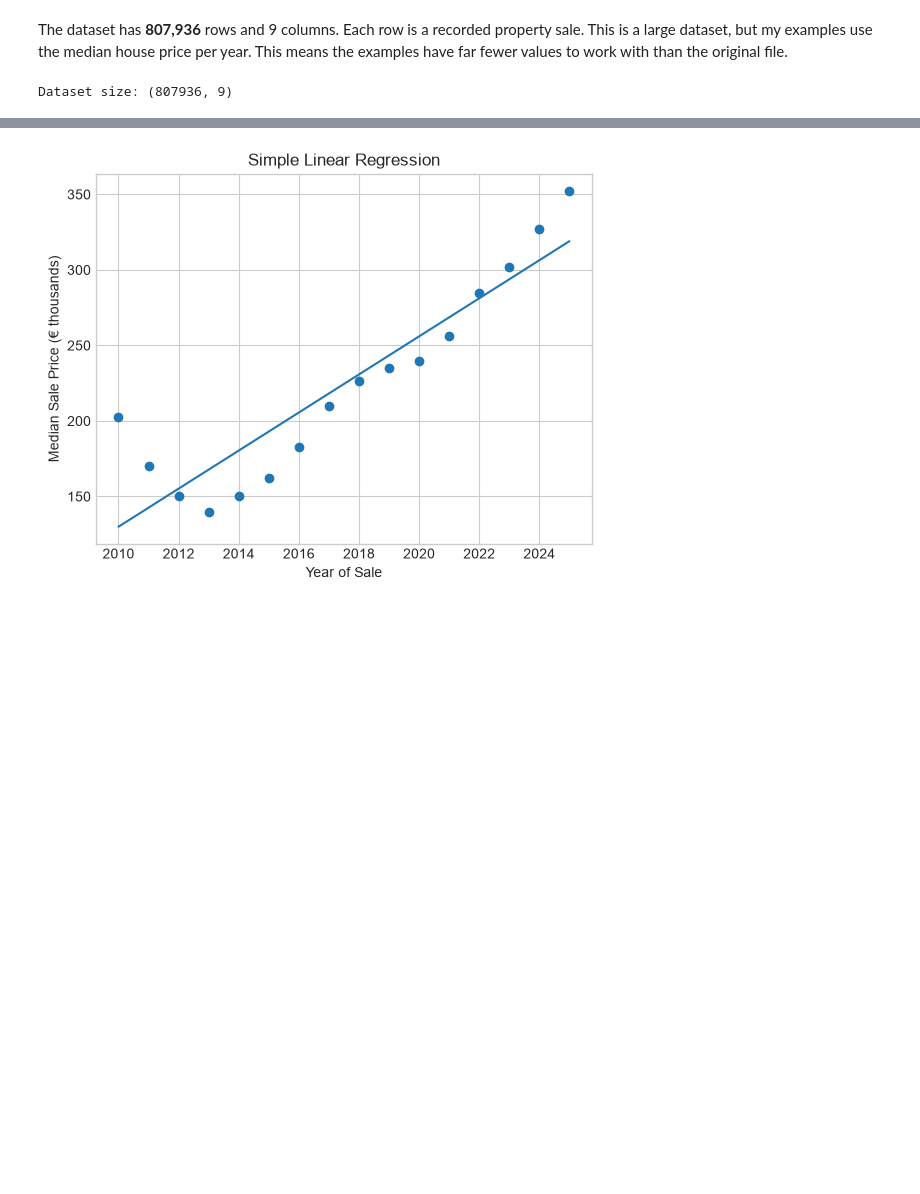
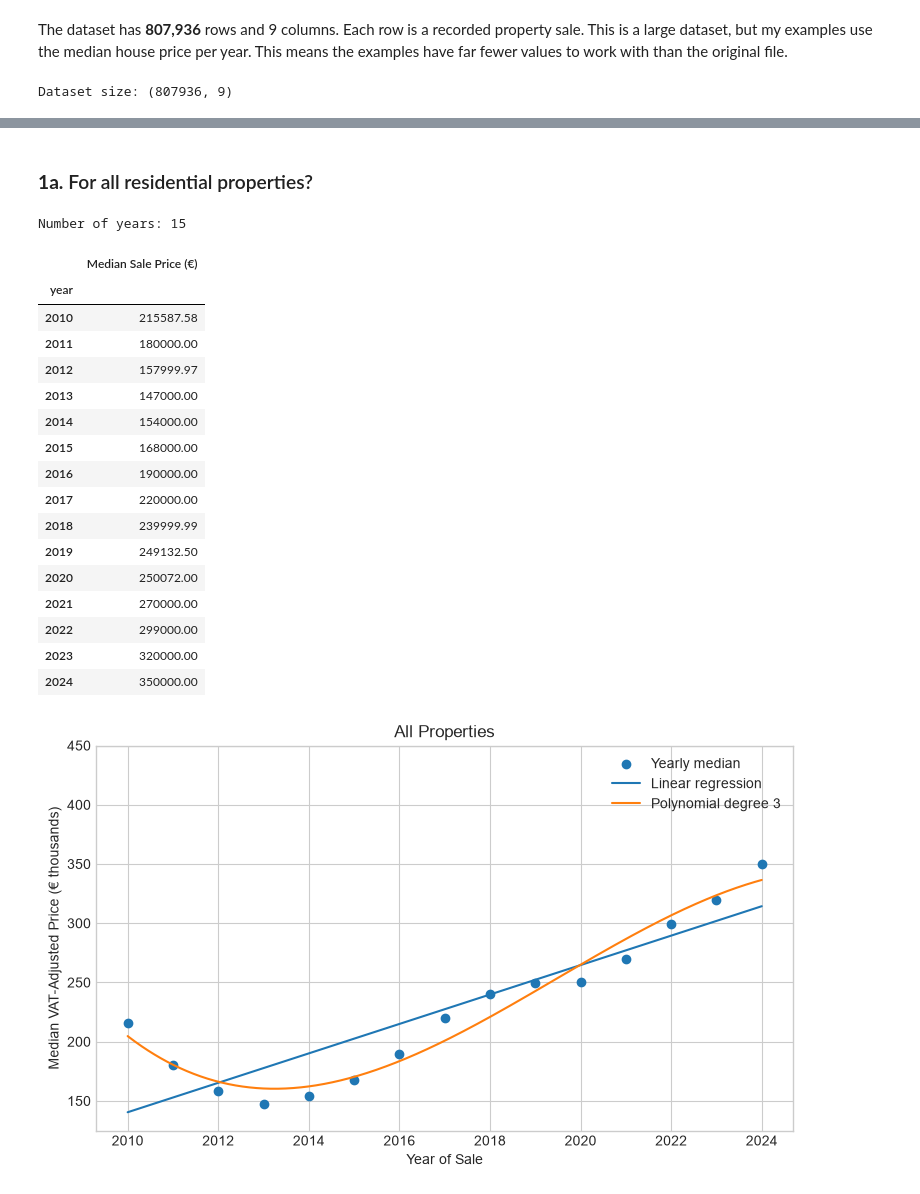
Before and after one commit to amelia720/Data-Science-Portfolio-Amelia-Hamulewicz, a Jupyter notebook: Recorded-Housing-Prices/01-housing-prices-linear-regression.ipynb, the cells around one changed output, grey strips where cells are left out. Drawn from its saved outputs; the diff is of its cells as text; code cells hidden in the pictures; blank space fills up the shorter version.

```diff
--- a/Recorded-Housing-Prices/01-housing-prices-linear-regression.ipynb
+++ b/Recorded-Housing-Prices/01-housing-prices-linear-regression.ipynb
@@ -119,16 +238,63 @@ Name: price_eur, dtype: float64
-# %%
-# Simple linear regression - same structure as the lab
-model = LinearRegression(fit_intercept=True)
-model.fit(x[:, np.newaxis], y)
-
-xfit = np.linspace(x.min(), x.max(), 1000)
-yfit = model.predict(xfit[:, np.newaxis])
-
-plt.scatter(years, y)
-plt.plot(xfit + start_year, yfit)
-plt.xlabel('Year of Sale')
-plt.ylabel('Median Sale Price (€ thousands)')
-plt.title('Simple Linear Regression')
-plt.show()
-# %% [output]
-[figure, removed]
+# %% [markdown]
+### **1a.** For all residential properties?
+# %%
+# Calculate the median sale price for each year
+yearly_median_prices = houses.groupby('year')['price_with_vat'].median()
+
+# Prepare the years and prices for regression
+years = yearly_median_prices.index.values
+start_year = years.min()
+x = years - start_year
+y = yearly_median_prices.values / 1000  # Prices in € thousands
+
+# Show the yearly medians
+print('Number of years:', len(years))
+display(
+    yearly_median_prices.round(2).to_frame('Median Sale Price (€)')
+)
+
+# Simple linear regression
+model = LinearRegression(fit_intercept=True)
+model.fit(x[:, np.newaxis], y)
+
+xfit = np.linspace(x.min(), x.max(), 1000)
+yfit = model.predict(xfit[:, np.newaxis])
+
+# Polynomial regression
+poly_model = make_pipeline(
+    PolynomialFeatures(3),
+    LinearRegression()
+)
+poly_model.fit(x[:, np.newaxis], y)
+poly_yfit = poly_model.predict(xfit[:, np.newaxis])
+
+plt.figure(figsize=(9, 5))
+plt.scatter(years, y, label='Yearly median')
+plt.plot(xfit + start_year, yfit, label='Linear regression')
+plt.plot(xfit + start_year, poly_yfit, label='Polynomial degree 3')
+plt.xlabel('Year of Sale')
+plt.ylabel('Median VAT-Adjusted Price (€ thousands)')
+plt.ylim(125, 450)
+plt.title('All Properties')
+plt.legend()
+plt.show()
+# %% [output]
+Number of years: 15
+|  | Median Sale Price (€) |
+| year |  |
+| 2010 | 215587.58 |
+| 2011 | 180000.00 |
+| 2012 | 157999.97 |
+| 2013 | 147000.00 |
+| 2014 | 154000.00 |
+| 2015 | 168000.00 |
+| 2016 | 190000.00 |
+| 2017 | 220000.00 |
+| 2018 | 239999.99 |
+| 2019 | 249132.50 |
+| 2020 | 250072.00 |
+| 2021 | 270000.00 |
+| 2022 | 299000.00 |
+| 2023 | 320000.00 |
+| 2024 | 350000.00 |
+[figure, added]
```
Also changed, not shown: parts of 52 cells of this notebook, 4 other files.
